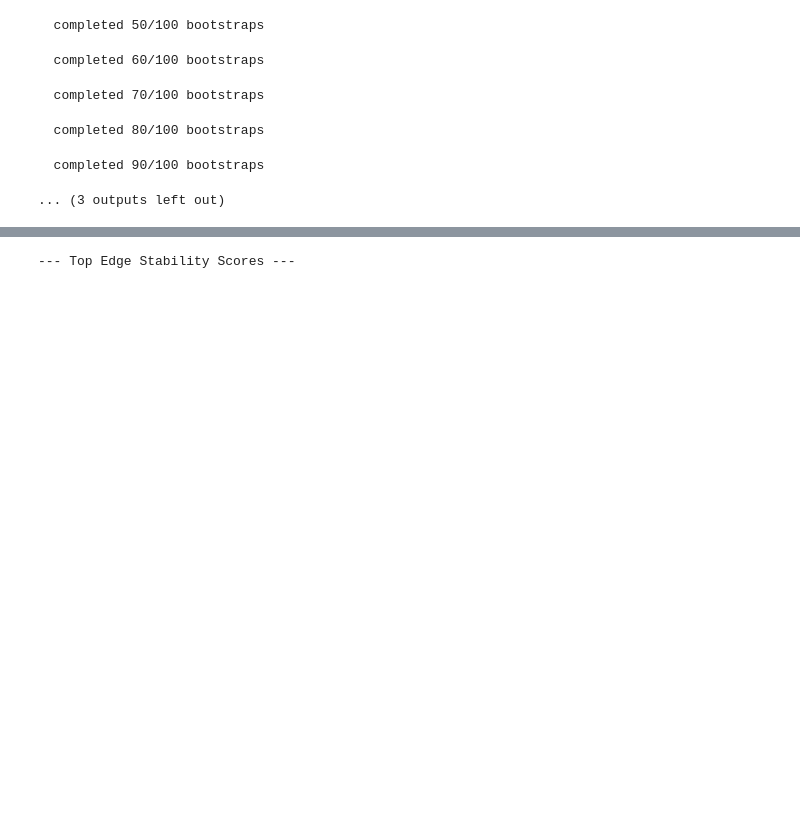
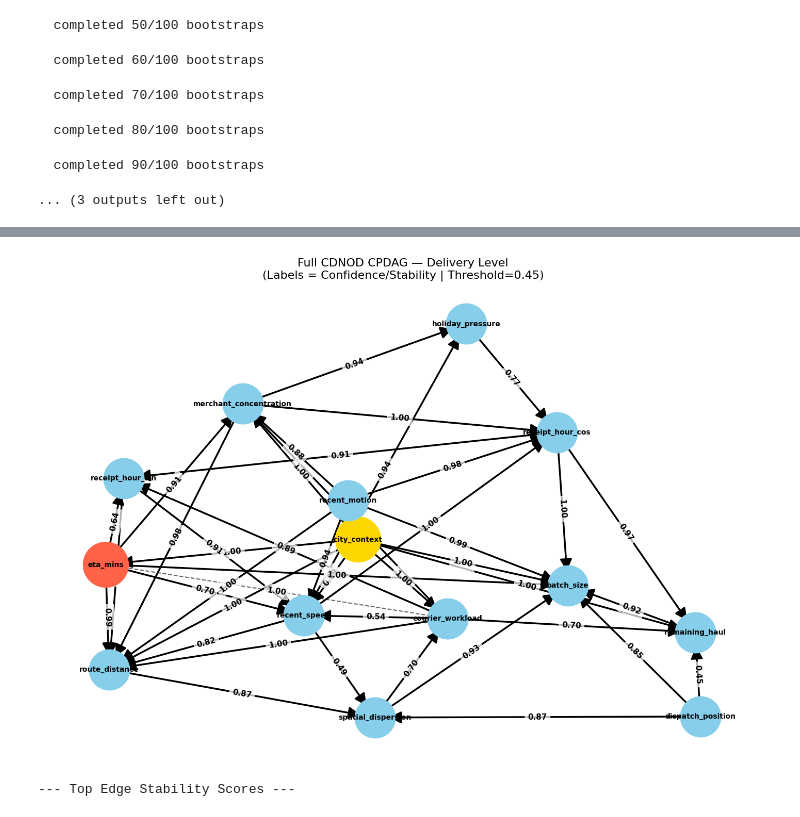
Before and after one commit to aymuos/endgame, a Jupyter notebook: 04_cdnod.ipynb, the cells around one changed output, grey strips where cells are left out. Cells and saved outputs as stored; diff of their text form; code cells hidden in the pictures; blank space fills up the shorter version.

Commit message:
Full CPDAG

```diff
--- a/04_cdnod.ipynb
+++ b/04_cdnod.ipynb
@@ -531,3 +593,12 @@ Estimating edge stability with 100 stratified bootstraps...
+# %%
+if 'delivery_results' in globals():
+    plot_full_cpdag(
+        delivery_results['stability'],
+        'Full CDNOD CPDAG — Delivery Level',
+        threshold=STABILITY_THRESHOLD
+    )
+# %% [output]
+[figure, added]
 # %%
 print('--- Top Edge Stability Scores ---')
 if 'delivery_results' in globals():
```
Also changed, not shown: parts of 6 cells of this notebook.
